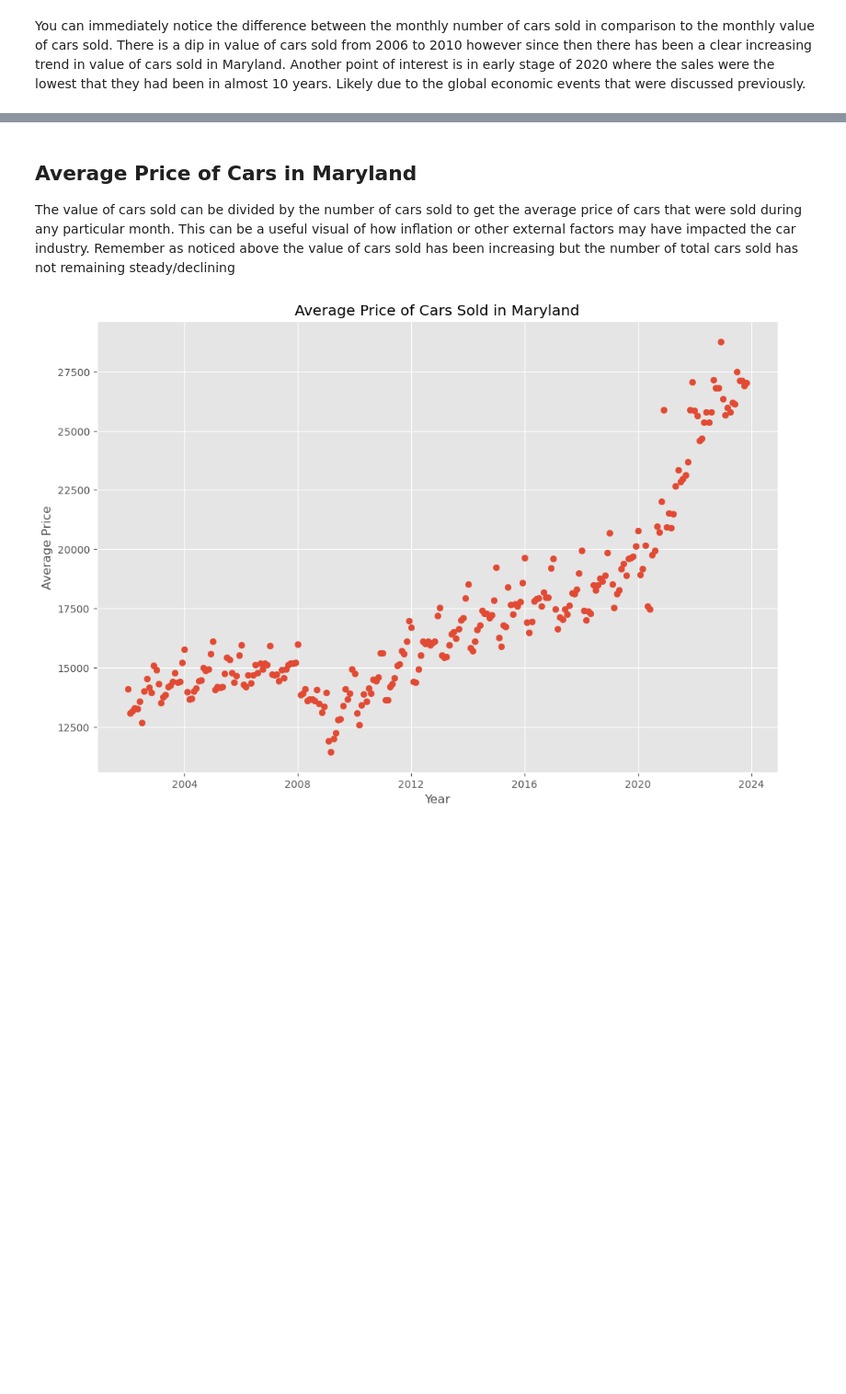
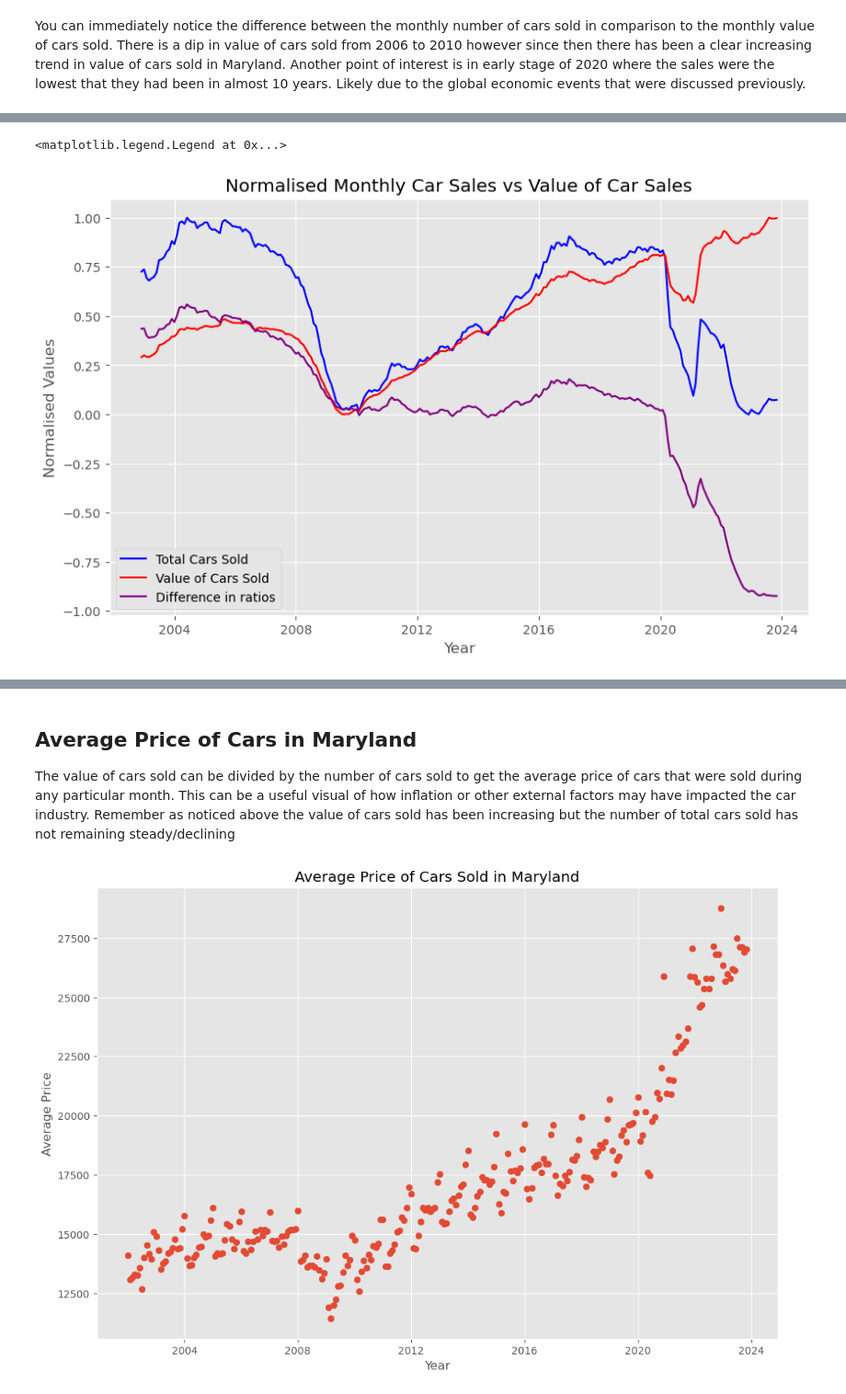
Before and after one commit to bennicholson2/Maryland-Car-Sales-Data, a Jupyter notebook: sales_project_chapters/sales_project_chapter_1.ipynb, the cells around one changed output, grey strips where cells are left out. Shown at 92% size. Cells and saved outputs as stored; diff of their text form; code cells hidden in the pictures; blank space fills up the shorter version.

Commit message:
extended EDA

```diff
--- a/sales_project_chapters/sales_project_chapter_1.ipynb
+++ b/sales_project_chapters/sales_project_chapter_1.ipynb
@@ -188,0 +317,39 @@ You can immediately notice the difference between the monthly number of cars sol
+# %%
+#Create normalised data which goes on a scale between -1 and 1 using min-maxing technique
+from sklearn.preprocessing import MinMaxScaler
+
+plt.figure(figsize=(10,6))
+
+# Initialize the MinMaxScaler
+scaler = MinMaxScaler()
+
+#Create a copy of the original dataframe so that it can extended
+monthly_data_expanded = monthly_data.copy()
+
+#Add the rolling means to the dataframe
+monthly_data_expanded['yearly_rolling_mean_total_cars_sold'] = monthly_data_expanded['total_cars_sold'].rolling(12).mean()
+monthly_data_expanded['yearly_rolling_mean_total_value_cars_sold'] = monthly_data['total_value_cars_sold'].rolling(12).mean()
+
+# eshape the input data to 2D array-like structure
+cars_sold_data = monthly_data_expanded['yearly_rolling_mean_total_cars_sold'].values.reshape(-1, 1)
+value_cars_sold_data = monthly_data_expanded['yearly_rolling_mean_total_value_cars_sold'].values.reshape(-1, 1)
+
+#Apply Min-Max Scaling to the data rolling means
+monthly_data_expanded['normalised_yearly_rolling_mean_total_cars_sold']= scaler.fit_transform(cars_sold_data)
+monthly_data_expanded['normalised_yearly_rolling_mean_total_value_cars_sold'] = scaler.fit_transform(value_cars_sold_data)
+
+#Find the difference between the two rolling averages
+monthly_data_expanded['difference_normalised_yearly_rolling_mean'] = monthly_data_expanded['normalised_yearly_rolling_mean_total_cars_sold'] - monthly_data_expanded['normalised_yearly_rolling_mean_total_value_cars_sold']
+
+#Plot the normalised data
+plt.plot(monthly_data_expanded.index, monthly_data_expanded['normalised_yearly_rolling_mean_total_cars_sold'], color = 'b', label='Total Cars Sold')
+plt.plot(monthly_data_expanded.index, monthly_data_expanded['normalised_yearly_rolling_mean_total_value_cars_sold'], color = 'r', label='Value of Cars Sold')
+plt.plot(monthly_data_expanded.index,monthly_data_expanded['difference_normalised_yearly_rolling_mean'],color = 'purple', label='Difference in ratios')
+plt.title('Normalised Monthly Car Sales vs Value of Car Sales')
+plt.xlabel('Year')
+plt.ylabel('Normalised Values')
+
+plt.legend()
+# %% [output]
+<matplotlib.legend.Legend at 0x...>
+[figure, added]
```
Also changed, not shown: parts of 19 cells of this notebook.
